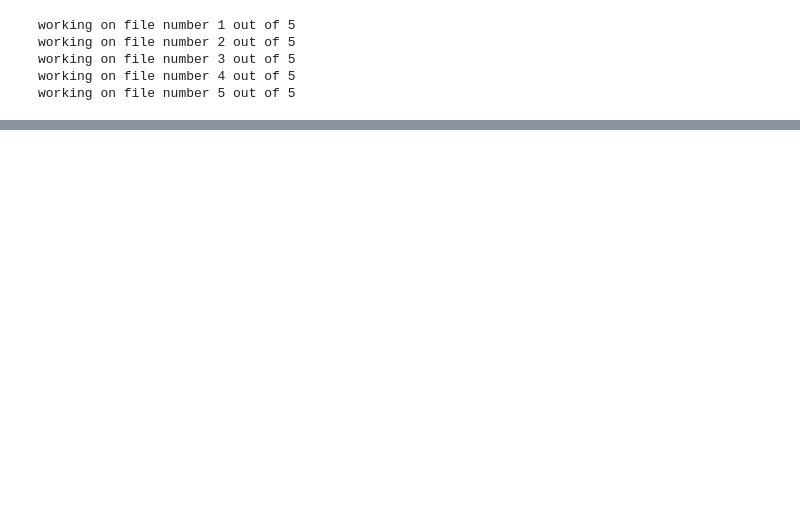
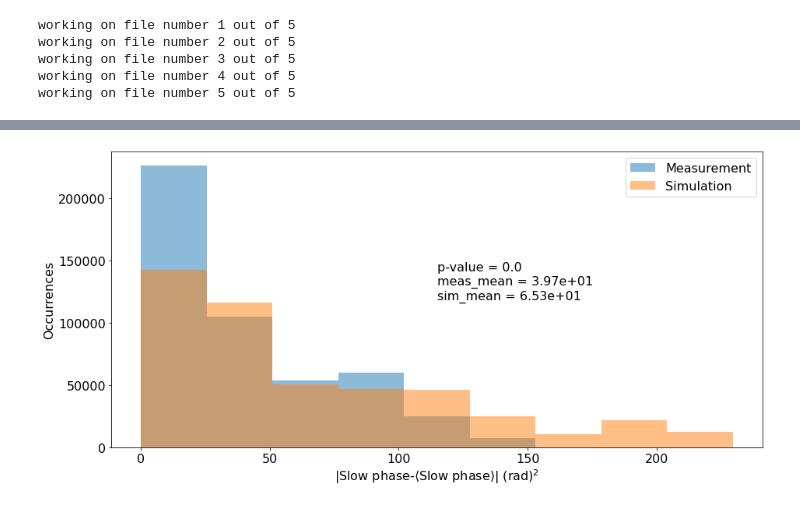
Before and after one commit to IharLobach/ursse, a Jupyter notebook: analyzing_collected_data/all_single_electron_data/all_single_electron_simulation_vs_measurement.ipynb, the cells around one changed output, grey strips where cells are left out. Saved outputs shown, nothing was run; the diff lists cells and outputs as text; code cells hidden in the pictures; blank space fills up the shorter version.

```diff
--- a/analyzing_collected_data/all_single_electron_data/all_single_electron_simulation_vs_measurement.ipynb
+++ b/analyzing_collected_data/all_single_electron_data/all_single_electron_simulation_vs_measurement.ipynb
@@ -41,0 +43,4 @@ hist_dic = sms.get_meas_sim_comparison(res, "rms_length", nbins=40)
+# %%
+hist_dic = sms.get_meas_sim_comparison(res, "slow_phase", nbins=10)
+# %% [output]
+[figure, added]
```
Also changed, not shown: parts of 6 cells of this notebook, 2 other files.
